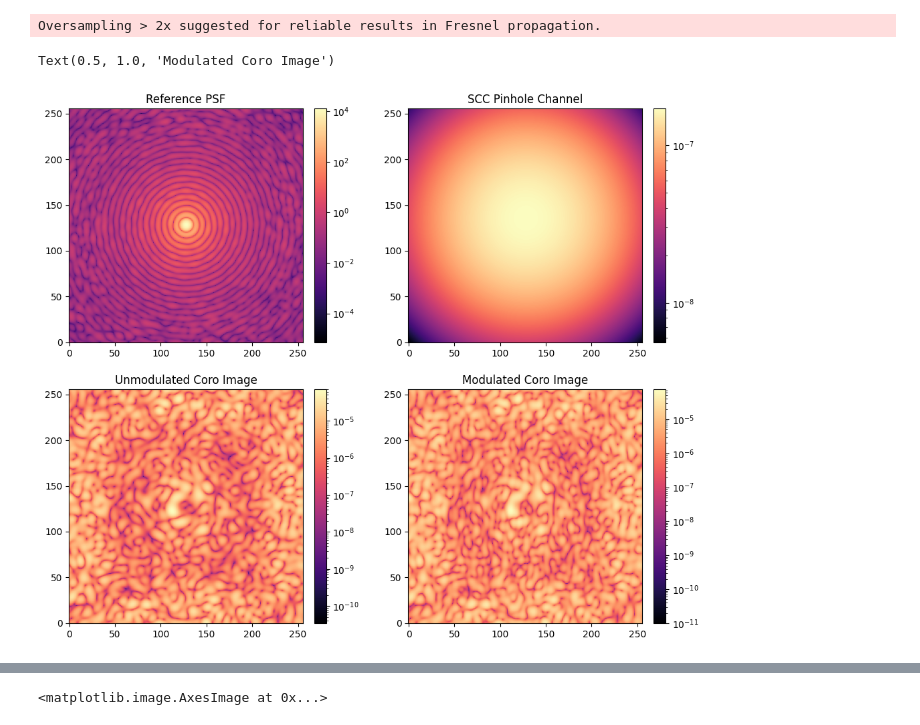
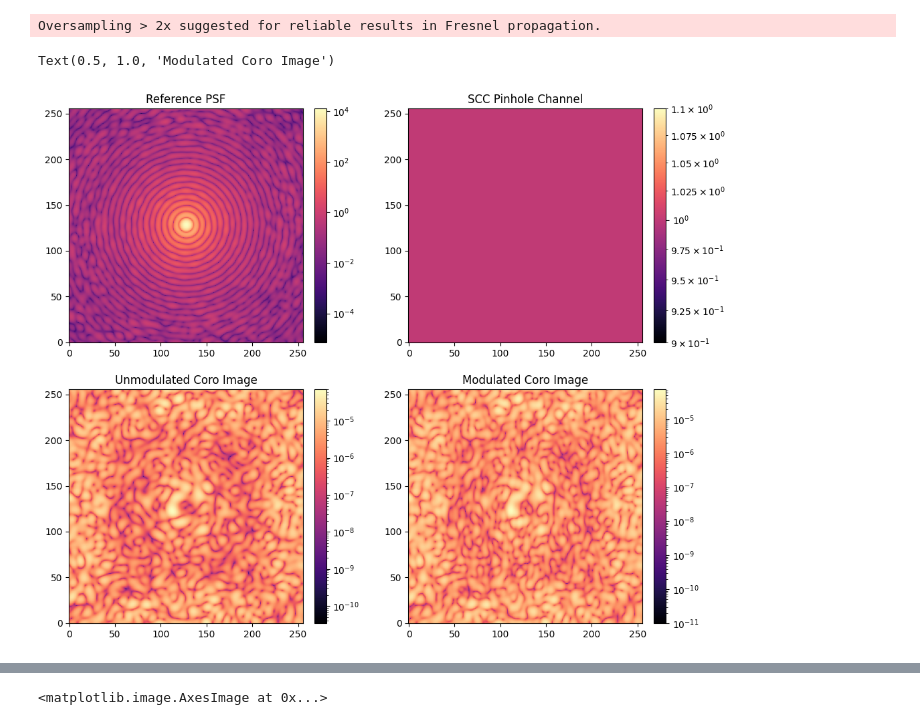
Before and after one commit to zhangderby/scoob-scc, a Jupyter notebook: notebooks_sim/test_scc.ipynb, the cells around one changed output, grey strips where cells are left out. Drawn from its saved outputs; the diff is of its cells as text; code cells hidden in the pictures.

```diff
--- a/notebooks_sim/test_scc.ipynb
+++ b/notebooks_sim/test_scc.ipynb
@@ -60,33 +60,34 @@ M.Imax_ref = xp.max(ref_psf)
 M.use_vortex = 1
 im_unmod = M.snap_camsci()
 mean_contrast_unmod = xp.mean(im_unmod[control_mask])
 
 M.LYOT = M.PINHOLE
-ref_scc = M.snap_camsci()
+# ref_scc = M.snap_camsci()
+ref_scc = xp.ones((256, 256))
 
 M.LYOT = M.SCCSTOP
 im_mod = M.snap_camsci()
 mean_contrast_mod = xp.mean(im_mod[control_mask])
 
 plt.figure(figsize=(12, 10))
 plt.subplot(221)
 plt.imshow(ref_psf.get(), cmap='magma', norm='log',)
 plt.colorbar(fraction=0.046, pad=0.04)
 plt.title('Reference PSF')
 plt.subplot(222)
 plt.imshow(ref_scc.get(), cmap='magma', norm='log',)
 plt.colorbar(fraction=0.046, pad=0.04)
 plt.title('SCC Pinhole Channel')
 plt.subplot(223)
 plt.imshow(im_unmod.get(), cmap='magma', norm='log',)
 plt.colorbar(fraction=0.046, pad=0.04)
 plt.title('Unmodulated Coro Image')
 plt.subplot(224)
 plt.imshow(im_mod.get(), cmap='magma', norm='log',)
 plt.colorbar(fraction=0.046, pad=0.04)
 plt.title('Modulated Coro Image')
 # %% [output]
 Oversampling > 2x suggested for reliable results in Fresnel propagation.
 Text(0.5, 1.0, 'Modulated Coro Image')
-[figure, old version]
+[figure, new version]
 # %%
```
Also changed, not shown: parts of 6 cells of this notebook, 1 other file.
